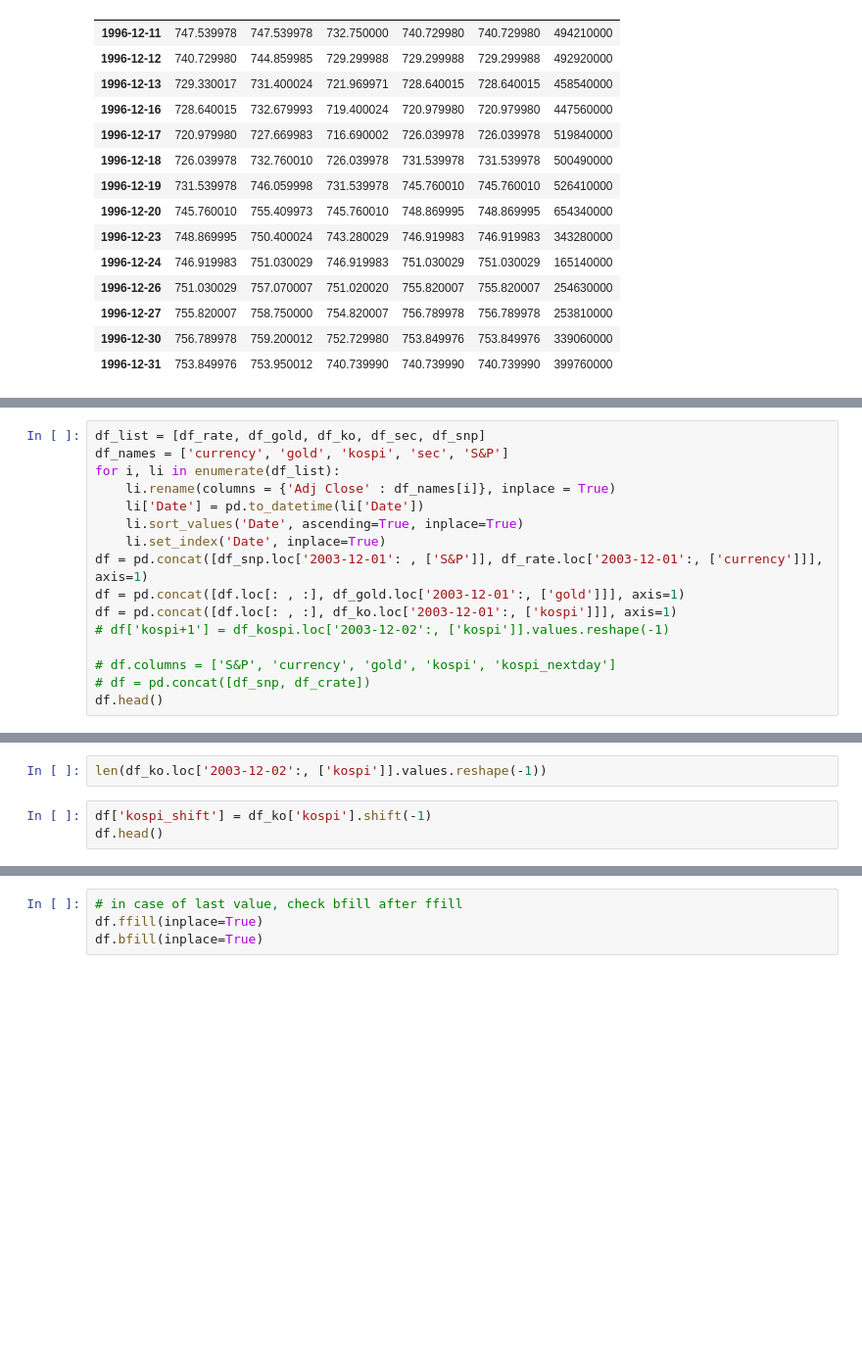
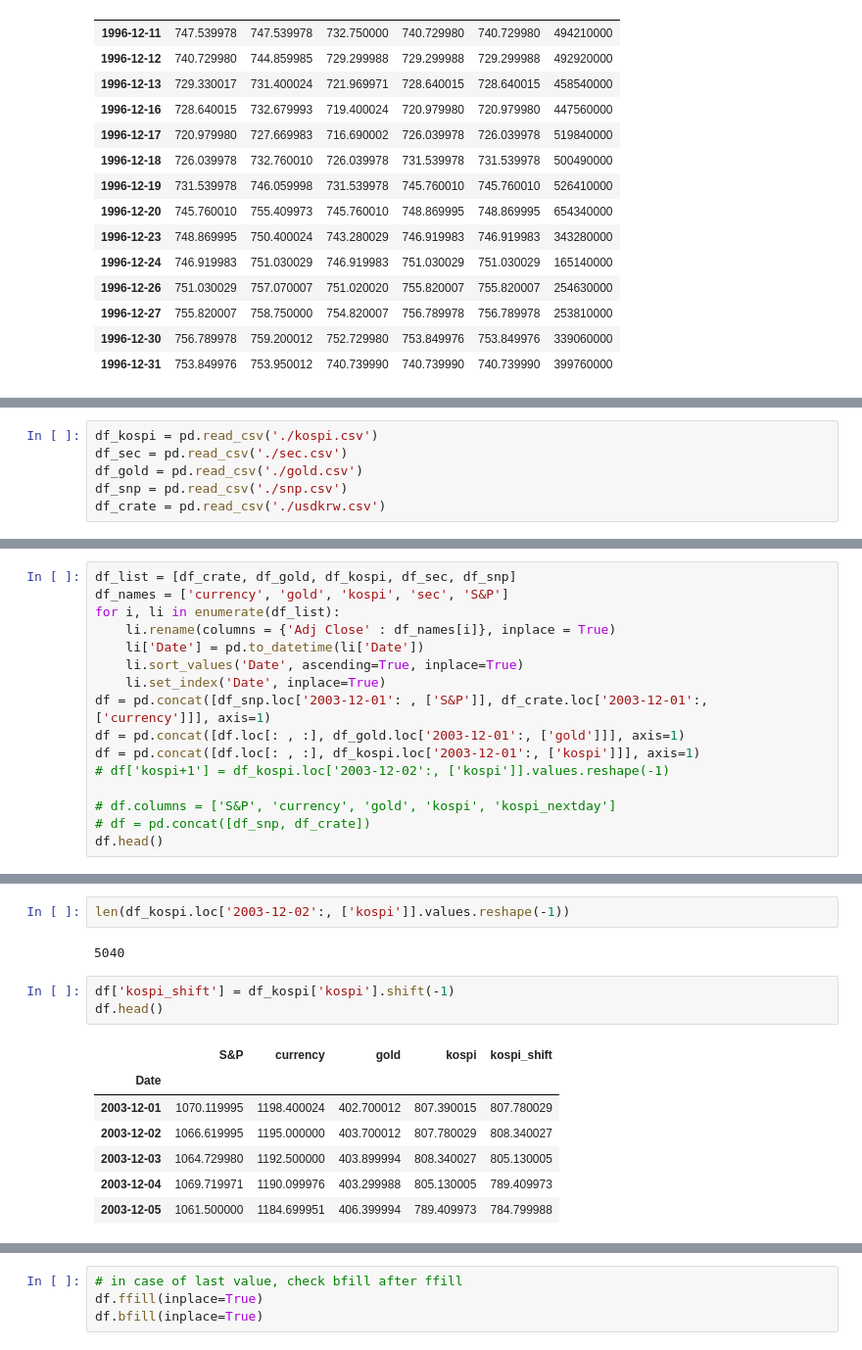
Before and after one commit to alan-kwak/CAIO6_team11, a Jupyter notebook: test_get_data_total.ipynb, the cells around one changed output, grey strips where cells are left out. Shown: that part at 98% size. Saved outputs shown, nothing was run; the diff lists cells and outputs as text; blank space fills up the shorter version.

```diff
--- a/test_get_data_total.ipynb
+++ b/test_get_data_total.ipynb
@@ -243 +130,7 @@ df_sec.tail()
+# %%
+df_kospi = pd.read_csv('./kospi.csv')
+df_sec = pd.read_csv('./sec.csv')
+df_gold = pd.read_csv('./gold.csv')
+df_snp = pd.read_csv('./snp.csv')
+df_crate = pd.read_csv('./usdkrw.csv')
 # %%
@@ -248,14 +141,14 @@ NameError: name 'df_rate' is not defined
 # %%
-df_list = [df_rate, df_gold, df_ko, df_sec, df_snp]
+df_list = [df_crate, df_gold, df_kospi, df_sec, df_snp]
 df_names = ['currency', 'gold', 'kospi', 'sec', 'S&P']
 for i, li in enumerate(df_list):
     li.rename(columns = {'Adj Close' : df_names[i]}, inplace = True)
     li['Date'] = pd.to_datetime(li['Date'])
     li.sort_values('Date', ascending=True, inplace=True)
     li.set_index('Date', inplace=True)
-df = pd.concat([df_snp.loc['2003-12-01': , ['S&P']], df_rate.loc['2003-12-01':, ['currency']]], axis=1)
+df = pd.concat([df_snp.loc['2003-12-01': , ['S&P']], df_crate.loc['2003-12-01':, ['currency']]], axis=1)
 df = pd.concat([df.loc[: , :], df_gold.loc['2003-12-01':, ['gold']]], axis=1)
-df = pd.concat([df.loc[: , :], df_ko.loc['2003-12-01':, ['kospi']]], axis=1)
+df = pd.concat([df.loc[: , :], df_kospi.loc['2003-12-01':, ['kospi']]], axis=1)
 # df['kospi+1'] = df_kospi.loc['2003-12-02':, ['kospi']].values.reshape(-1)
 
 # df.columns = ['S&P', 'currency', 'gold', 'kospi', 'kospi_nextday']
@@ -264,7 +165,17 @@ df.head()
 # %%
-len(df_ko.loc['2003-12-02':, ['kospi']].values.reshape(-1))
+len(df_kospi.loc['2003-12-02':, ['kospi']].values.reshape(-1))
+# %% [output]
+5040
 # %%
-df['kospi_shift'] = df_ko['kospi'].shift(-1)
+df['kospi_shift'] = df_kospi['kospi'].shift(-1)
 df.head()
+# %% [output]
+|  | S&P | currency | gold | kospi | kospi_shift |
+| Date |  |  |  |  |  |
+| 2003-12-01 | 1070.119995 | 1198.400024 | 402.700012 | 807.390015 | 807.780029 |
+| 2003-12-02 | 1066.619995 | 1195.000000 | 403.700012 | 807.780029 | 808.340027 |
+| 2003-12-03 | 1064.729980 | 1192.500000 | 403.899994 | 808.340027 | 805.130005 |
+| 2003-12-04 | 1069.719971 | 1190.099976 | 403.299988 | 805.130005 | 789.409973 |
+| 2003-12-05 | 1061.500000 | 1184.699951 | 406.399994 | 789.409973 | 784.799988 |
 # %%
 df.isna().sum()
```
Also changed, not shown: parts of 22 cells of this notebook, 2 other files.
